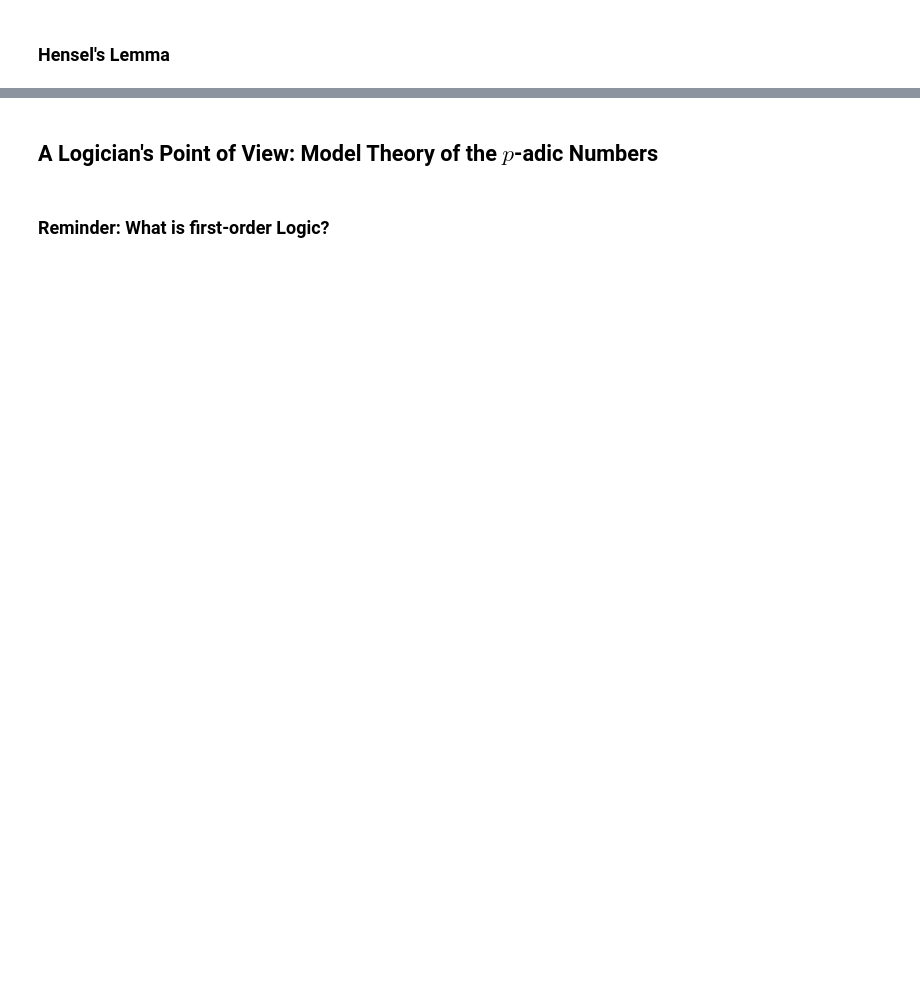
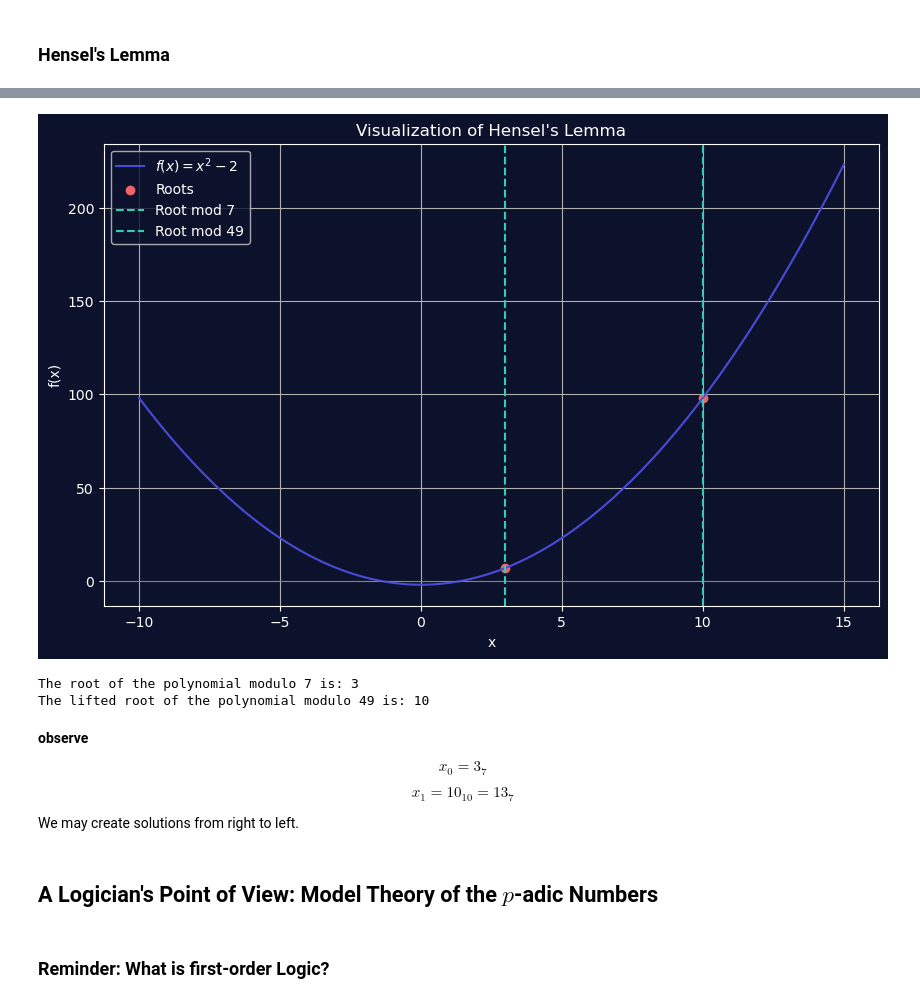
Before and after one commit to thomasliebig/jupyterlite, a Jupyter notebook: content/Lecture-Notes-p-adic-Data-Analysis.ipynb, the cells around one changed output, grey strips where cells are left out. Cells and saved outputs as stored; diff of their text form; code cells hidden in the pictures; blank space fills up the shorter version.

```diff
--- a/content/Lecture-Notes-p-adic-Data-Analysis.ipynb
+++ b/content/Lecture-Notes-p-adic-Data-Analysis.ipynb
@@ -343,3 +677,71 @@ The generated sequence $\{2, 7, 57, 182, \dots\}$
+# %%
+import matplotlib.pyplot as plt
+import numpy as np
+
+plt.style.use(f'style/lamarr_dark.mplstyle')
+
+# Define the polynomial function and its derivative
+def f(x):
+    return x**2 - 2
+
+def f_prime(x):
+    return 2*x
+
+# Define the prime p and the initial approximation a0
+p = 7
+a0 = 3
+
+# Compute the correction term b
+# We want to find b such that (f(a0) + b * p * f_prime(a0)) is divisible by p^2
+# Start by computing f(a0) and f_prime(a0)
+f_a0 = f(a0)
+f_prime_a0 = f_prime(a0)
+
+# The correction term b is found by solving the congruence f(a0) + b * p * f_prime(a0) = 0 mod p^2
+# This can be rearranged to find b
+b = - (f_a0 // p) * pow(f_prime_a0, -1, p) % p
+
+# Lift the solution from modulo p to modulo p**2
+a1 = (a0 + b * p) % p**2
+
+# Create a range of values and compute the polynomial for visualization
+val_range = np.linspace(-10, 15, 400)
+f_values = [f(v) for v in val_range]
+f_values1 = [(f(v) % p) for v in val_range]
+f_values2 = [(f(v) % p**2) for v in val_range]
+f_prime_values = [f_prime(v) for v in val_range]
+
+# Plot the polynomial and its roots
+plt.figure(figsize=(10, 6))
+plt.plot(val_range, f_values, color=f'C0', label='$f(x) = x^2 - 2$')
+#plt.plot(val_range, f_values1, label='$f(x) = x^2 - 2 (7)$')
+#plt.plot(val_range, f_values2, label='$f(x) = x^2 - 2 (49)$')
+#plt.plot(val_range, f_prime_values, label="f'(x) = 2x", linestyle='--')
+plt.scatter([a0, a1], [f(a0), f(a1)], color=f'C1', label='Roots')
+plt.title('Visualization of Hensel\'s Lemma')
+plt.xlabel('x')
+plt.ylabel('f(x)')
+plt.grid(True)
+plt.axhline(0, color=f'C3', linewidth=0.5)
+plt.axvline(a0, color=f'C2', linestyle='--', label='Root mod 7')
+plt.axvline(a1, color=f'C2', linestyle='--', label='Root mod 49')
+plt.legend()
+plt.show()
+
+print(f"The root of the polynomial modulo 7 is: {a0}")
+print(f"The lifted root of the polynomial modulo 49 is: {a1}")
+# %% [output]
+[figure, added]
+The root of the polynomial modulo 7 is: 3
+The lifted root of the polynomial modulo 49 is: 10
+# %% [markdown]
+**observe**
+
+$$x_0 = 3_7$$
+
+$$x_1=10_{10} = 13_7$$
+
+We may create solutions from right to left.
 # %% [markdown]
 ## A Logician's Point of View: Model Theory of the $p$-adic Numbers
 # %% [markdown]
```
Also changed, not shown: parts of 77 cells of this notebook, 1 other file.
